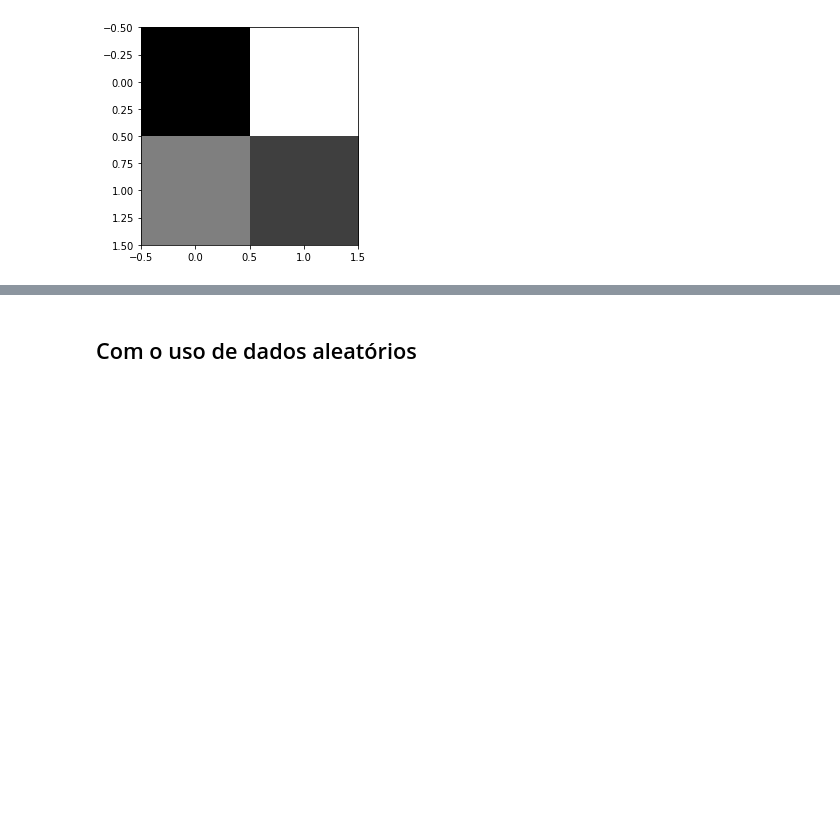
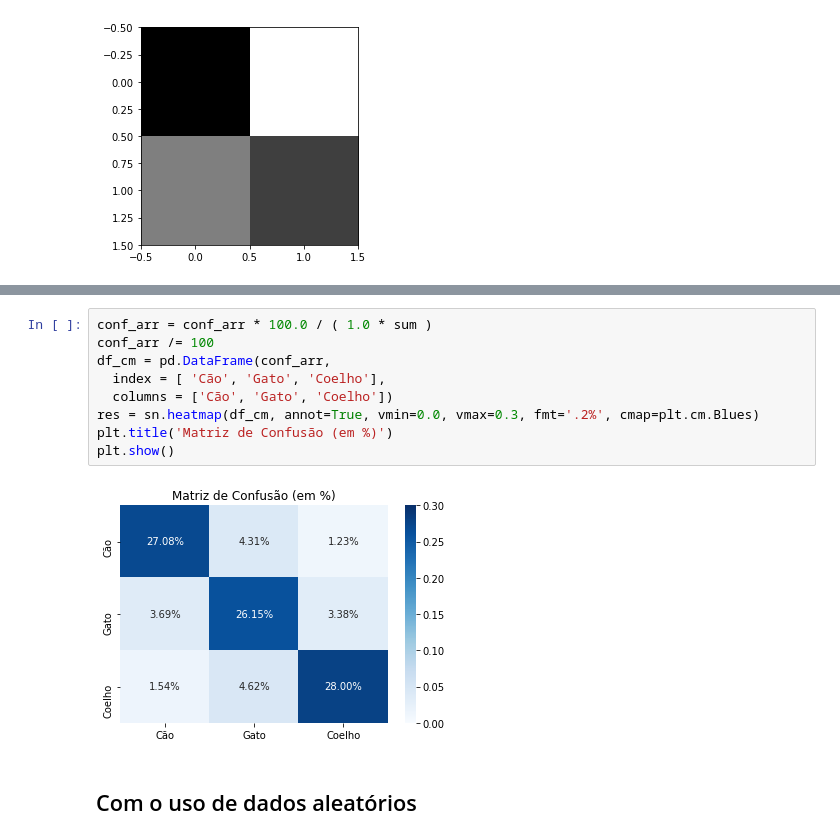
Before and after one commit to fernandoans/machinelearning, a Jupyter notebook: conceitos/ConfusionMatrix.ipynb, the cells around one changed output, grey strips where cells are left out. Saved outputs shown, nothing was run; the diff lists cells and outputs as text; blank space fills up the shorter version.

```diff
--- a/conceitos/ConfusionMatrix.ipynb
+++ b/conceitos/ConfusionMatrix.ipynb
@@ -55,3 +73,14 @@ sn.heatmap(conf, annot=True, annot_kws={"size":12}, cmap=plt.cm.Blues)
+# %%
+conf_arr = conf_arr * 100.0 / ( 1.0 * sum )
+conf_arr /= 100
+df_cm = pd.DataFrame(conf_arr,
+  index = [ 'Cão', 'Gato', 'Coelho'],
+  columns = ['Cão', 'Gato', 'Coelho'])
+res = sn.heatmap(df_cm, annot=True, vmin=0.0, vmax=0.3, fmt='.2%', cmap=plt.cm.Blues)
+plt.title('Matriz de Confusão (em %)')
+plt.show()
+# %% [output]
+[figure, added]
 # %% [markdown]
 ## Com o uso de dados aleatórios
 # %%
```
Also changed, not shown: parts of 6 cells of this notebook, 1 other file.
